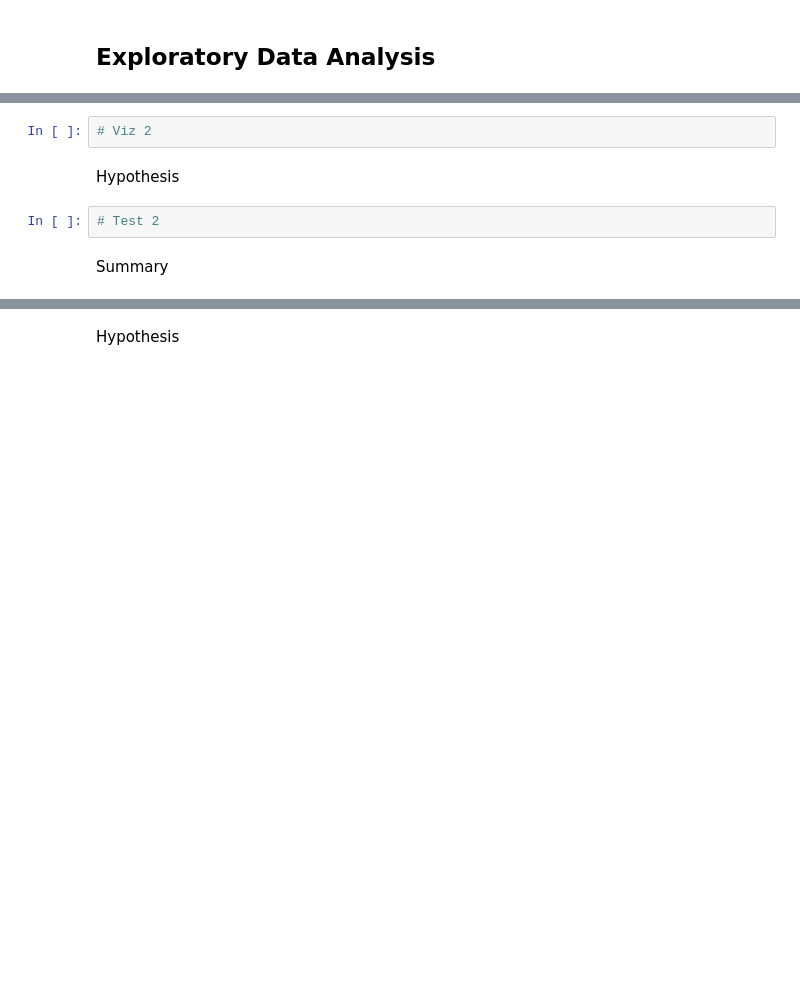
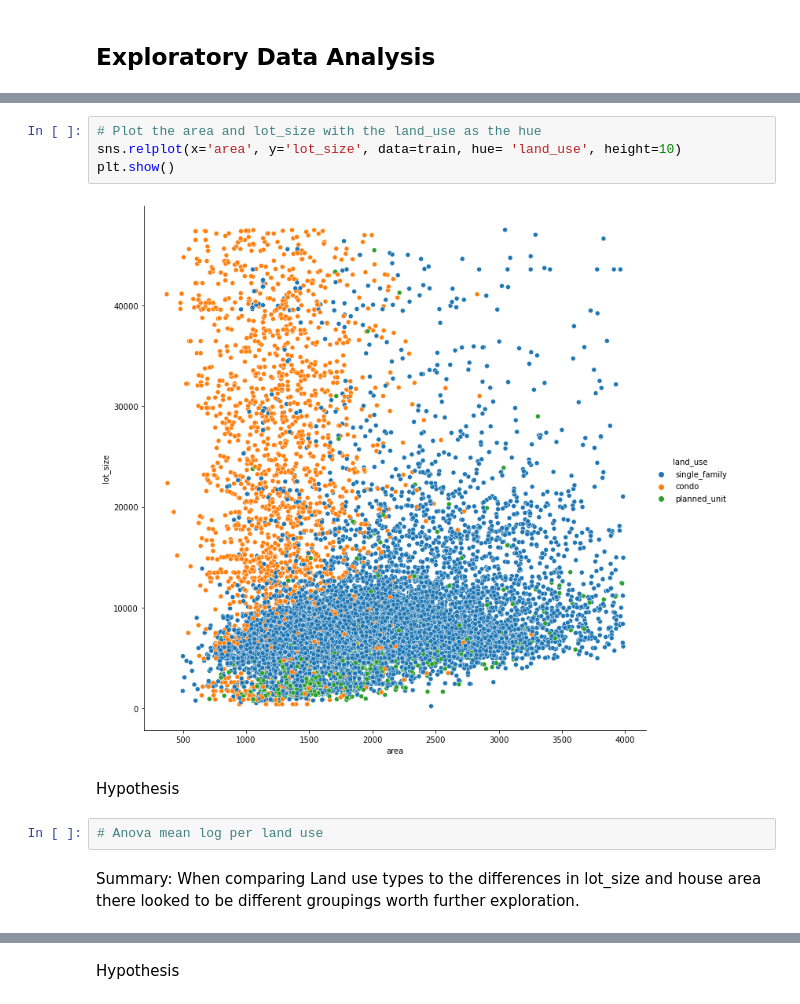
Before and after one commit to mwboiss/clustering-project, a Jupyter notebook: report.ipynb, the cells around one changed output, grey strips where cells are left out. Cells and saved outputs as stored; diff of their text form; blank space fills up the shorter version.

```diff
--- a/report.ipynb
+++ b/report.ipynb
@@ -55,8 +155,12 @@ Q2
 # %%
-# Viz 2
+# Plot the area and lot_size with the land_use as the hue
+sns.relplot(x='area', y='lot_size', data=train, hue= 'land_use', height=10)
+plt.show()
+# %% [output]
+[figure, added]
 # %% [markdown]
 Hypothesis
 # %%
-# Test 2
+# Anova mean log per land use
 # %% [markdown]
-Summary
+Summary: When comparing Land use types to the differences in lot_size and house area there looked to be different groupings worth further exploration.
```
Also changed, not shown: parts of 78 cells of this notebook.
